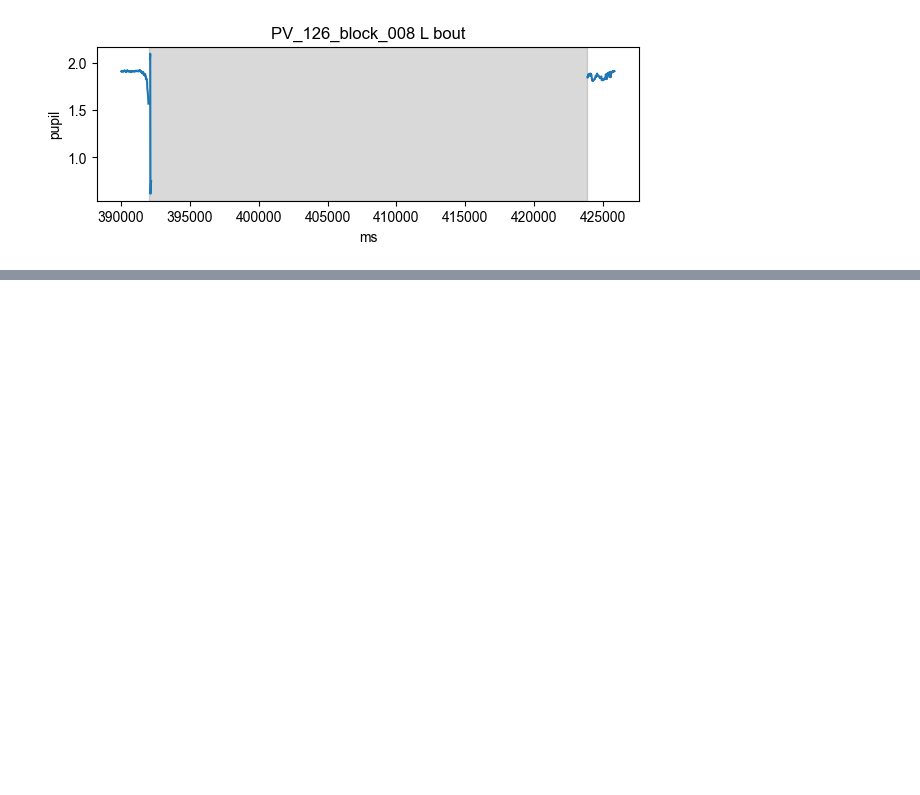
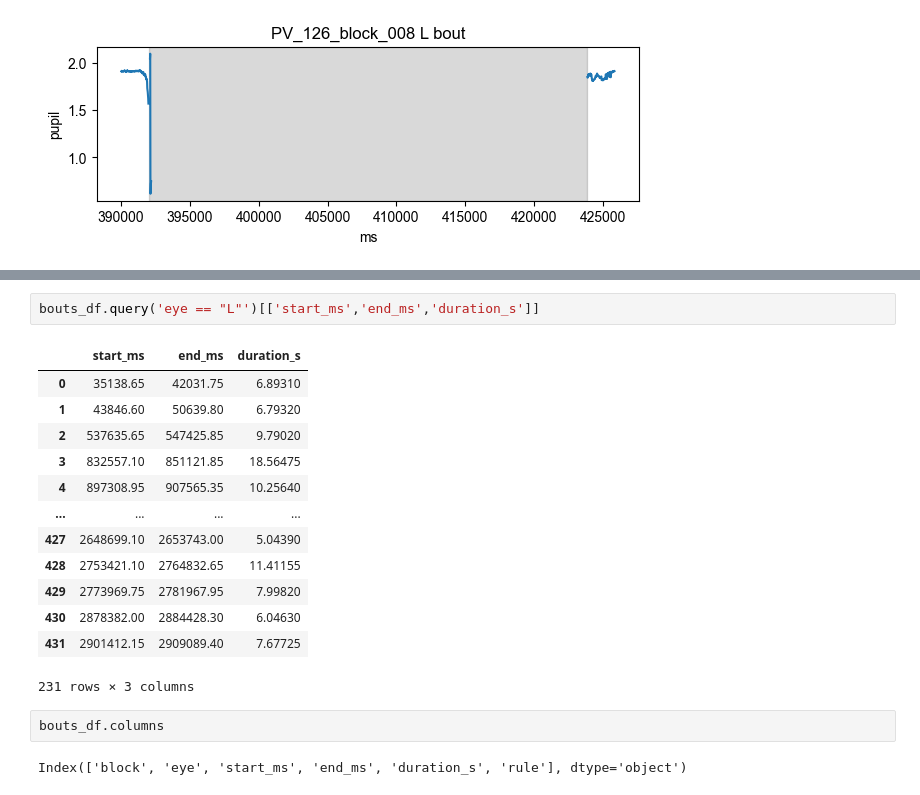
Before and after one commit to neural-electrophysiology-tool-team/Eye-Tracking-Tools, a Jupyter notebook: clean_notebooks/unihemispheric_sleep_initial_analysis.ipynb, the cells around one changed output, grey strips where cells are left out. Cells and saved outputs as stored; diff of their text form; blank space fills up the shorter version.

```diff
--- a/clean_notebooks/unihemispheric_sleep_initial_analysis.ipynb
+++ b/clean_notebooks/unihemispheric_sleep_initial_analysis.ipynb
@@ -1258,0 +1999,20 @@ Name: 162, dtype: object
+# %%
+bouts_df.query('eye == "L"')[['start_ms','end_ms','duration_s']]
+# %% [output]
+|  | start_ms | end_ms | duration_s |
+| 0 | 35138.65 | 42031.75 | 6.89310 |
+| 1 | 43846.60 | 50639.80 | 6.79320 |
+| 2 | 537635.65 | 547425.85 | 9.79020 |
+| 3 | 832557.10 | 851121.85 | 18.56475 |
+| 4 | 897308.95 | 907565.35 | 10.25640 |
+| ... | ... | ... | ... |
+| 427 | 2648699.10 | 2653743.00 | 5.04390 |
+| 428 | 2753421.10 | 2764832.65 | 11.41155 |
+| 429 | 2773969.75 | 2781967.95 | 7.99820 |
+| 430 | 2878382.00 | 2884428.30 | 6.04630 |
+| 431 | 2901412.15 | 2909089.40 | 7.67725 |
+231 rows × 3 columns
+# %%
+bouts_df.columns
+# %% [output]
+Index(['block', 'eye', 'start_ms', 'end_ms', 'duration_s', 'rule'], dtype='object')
```
Also changed, not shown: parts of 17 cells of this notebook, 10 other files.
